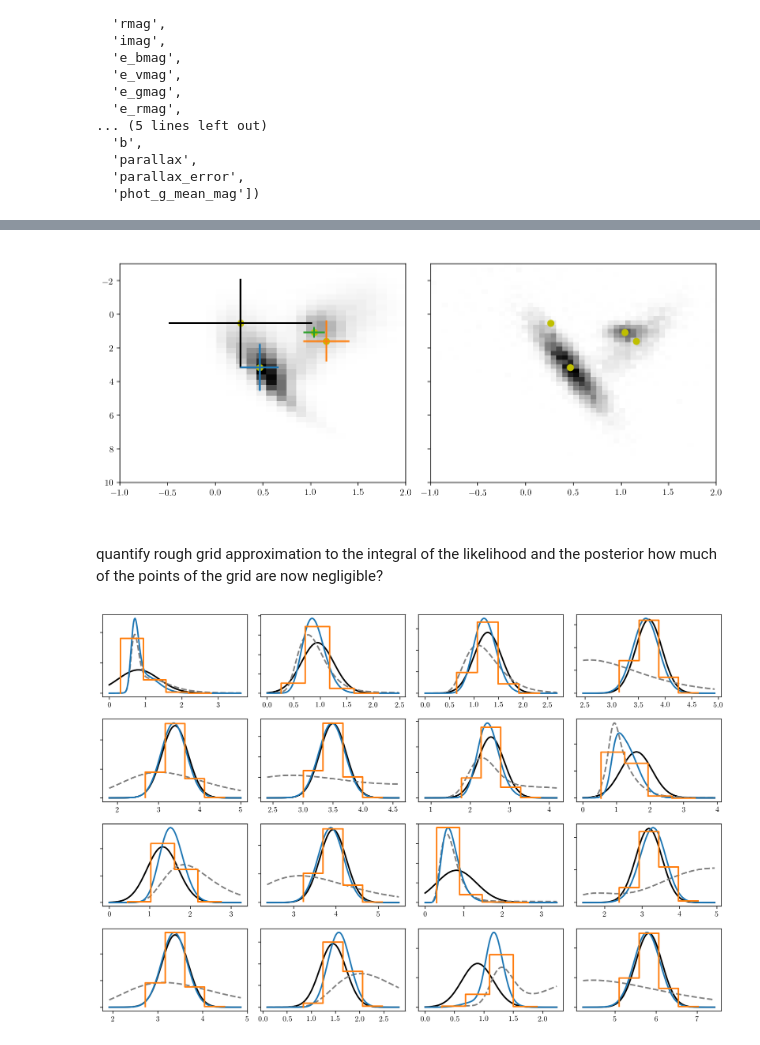
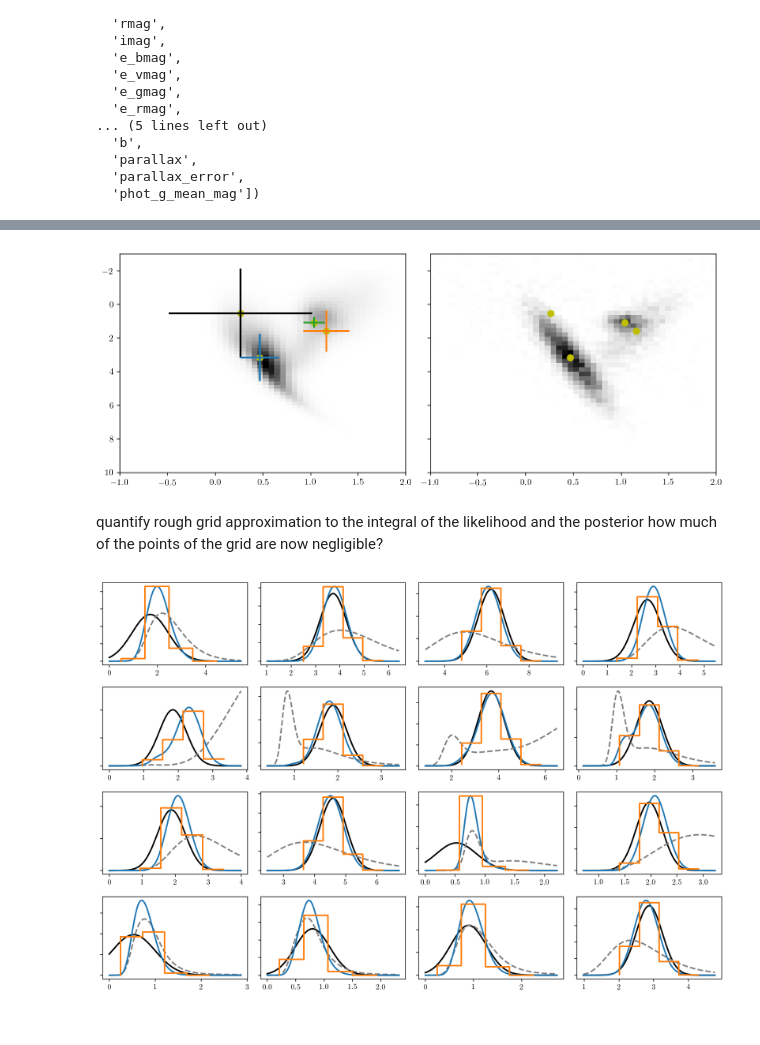
Before and after one commit to errai34/Starlight, a Jupyter notebook: notebooks/Optimized parallax marginalization grid.ipynb, the cells around one changed output, grey strips where cells are left out. Drawn from its saved outputs; the diff is of its cells as text; code cells hidden in the pictures.

```diff
--- a/notebooks/Optimized parallax marginalization grid.ipynb
+++ b/notebooks/Optimized parallax marginalization grid.ipynb
@@ -72,7 +72,7 @@ Number of objects= 1464782
 bayestar = dustmaps.bayestar.BayestarQuery(max_samples=2)
 sfd = dustmaps.sfd.SFDQuery()
 # %%
-nobj = int(1e5) #
+nobj = len(df) # int(1e2) #
 sel = np.random.choice(len(df), nobj, replace=False)
 
 obsvarpis = df[['parallax']].values[sel, :].ravel().astype(np.double)
@@ -140,35 +140,35 @@ def convert_params(params, nbins):
     binamps = np.cumprod(zsb) * fac
     return binamps, binmus, binvars, binrhos
 
 samples = np.genfromtxt('/Users/bl/Dropbox/repos/Starlight/notebooks/chains/mixturemodellnprob.txt')
 nbins = 4
 
 pos = np.argmin(samples[:, 1])
 binamps, binmus, binvars, binrhos = convert_params(samples[pos, 2:], nbins)
 
 bincovars = np.zeros((2, 2, nbins))
 for b in range(nbins):
     bincovars[:, :, b] = np.diag(binvars[b, :])
     bincovars[0, 1, b] = np.sqrt(np.prod(binvars[b, :])) * binrhos[b]
     bincovars[1, 0, b] = bincovars[0, 1, b]
 
 fig, axs = plt.subplots(1, 2, figsize=(10, 4), sharex=True, sharey=True)
 
 num = 10000
 nbs = np.random.multinomial(num, binamps)
 points = np.vstack([np.random.multivariate_normal(binmus[b, :], bincovars[:, :, b], size=nbs[b]) for b in range(nbins)])
-axs[0].hist2d(obscolors[:].ravel(), obsabsmagG[:], 50, cmap="gray_r")
+axs[0].hist2d(obscolors[:].ravel(), obsabsmagG[:], 50, cmap="gray_r", range=[[-1, 2], [-2, 8]])
 for b in range(nbins):
     axs[0].errorbar(binmus[b, 1], binmus[b, 0], xerr=binvars[b, 1]**0.5, yerr=binvars[b, 0]**0.5)
     axs[0].scatter(binmus[b, 1], binmus[b, 0], c='y')
     axs[1].scatter(binmus[b, 1], binmus[b, 0], c='y')
 axs[1].hist2d(points[:, 1], points[:, 0], 50, cmap="gray_r", range=[[-1, 2], [-3, 10]])
 axs[0].set_ylim([10, -3])
 axs[0].set_xlim([-1, 2])
 
 fig.tight_layout()
 # %% [output]
-[figure, old version]
+[figure, new version]
 # %%
 def univariate_normal_prob(x, mu, sig):
     return np.exp(-0.5*(x-mu)**2./sig**2) / sig / np.sqrt(2*np.pi)
@@ -263,7 +263,7 @@ for o, s in enumerate(sel2):
 
 fig.tight_layout()
 # %% [output]
-[figure, old version]
+[figure, new version]
 # %%
 fig, axs = plt.subplots(2, 2, figsize=(12, 7))
 axs = axs.ravel()
```
Also changed, not shown: parts of 3 cells of this notebook.
